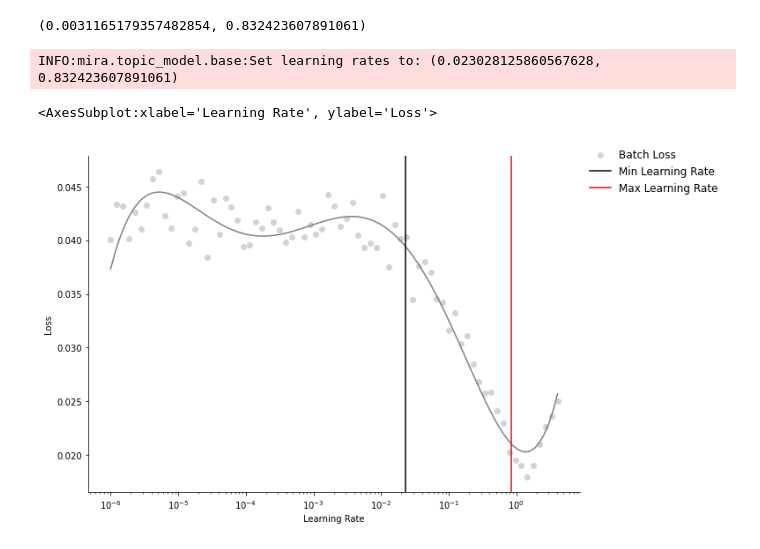
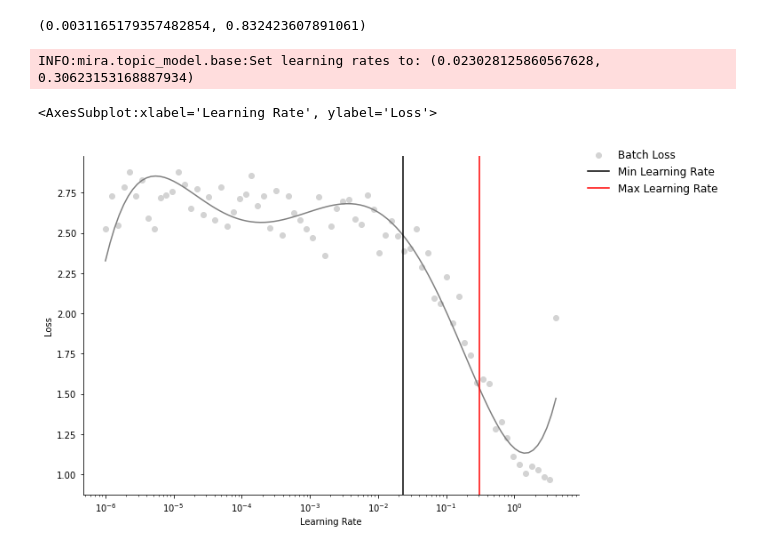
Before and after one commit to cistrome/MIRA, a Jupyter notebook: Untitled.ipynb, the cells around one changed output. Saved outputs shown, nothing was run; the diff lists cells and outputs as text; code cells hidden in the pictures.

Commit message:
got covariate model working again, getting gradient overflow errors

```diff
--- a/Untitled.ipynb
+++ b/Untitled.ipynb
@@ -17,10 +26,14 @@ rna_data.layers['counts'] = rna_data.raw.to_adata().X.copy()
 # %%
-rna_model = mira.topics.ExpressionTopicModel(seed=0, counts_layer='counts',
-                                            endogenous_key = 'highly_variable',
-                                            exogenous_key = 'highly_variable',
-                                            num_topics=7, beta=0.93, encoder_dropout=0.1,
-                                            batch_size=64, num_layers = 2,
-                                            reconstruction_weight=1/2)
+class CovarModel(mira.topics.ExpressionTopicModel, mira.topics.CovariateModelMixin):
+    pass
+
+rna_model = CovarModel(seed=0, counts_layer='counts',
+                        endogenous_key = 'highly_variable',
+                        exogenous_key = 'highly_variable',
+                        num_topics=7, beta=0.93, encoder_dropout=0.1,
+                        batch_size=64, num_layers = 2,
+                        reconstruction_weight=1/2,
+                        covariates_keys = ['mix_weight_3'])
 # %%
 rna_model.get_learning_rate_bounds(rna_data, upper_bound_lr=5, eval_every=1, num_epochs = 5)
 # %% [output]
@@ -30,9 +43,9 @@ WARNING:mira.topic_model.base:Cuda unavailable. Will not use GPU speedup while t
 INFO:mira.topic_model.base:Set learning rates to: (0.0031165179357482854, 0.832423607891061)
 (0.0031165179357482854, 0.832423607891061)
 # %%
-rna_model.trim_learning_rate_bounds(2, 0.5)
+rna_model.trim_learning_rate_bounds(2, 1.5)
 rna_model.plot_learning_rate_bounds()
 # %% [output]
-INFO:mira.topic_model.base:Set learning rates to: (0.023028125860567628, 0.832423607891061)
+INFO:mira.topic_model.base:Set learning rates to: (0.023028125860567628, 0.30623153168887934)
 <AxesSubplot:xlabel='Learning Rate', ylabel='Loss'>
-[figure, old version]
+[figure, new version]
```
Also changed, not shown: parts of 7 cells of this notebook, 2 other files.
